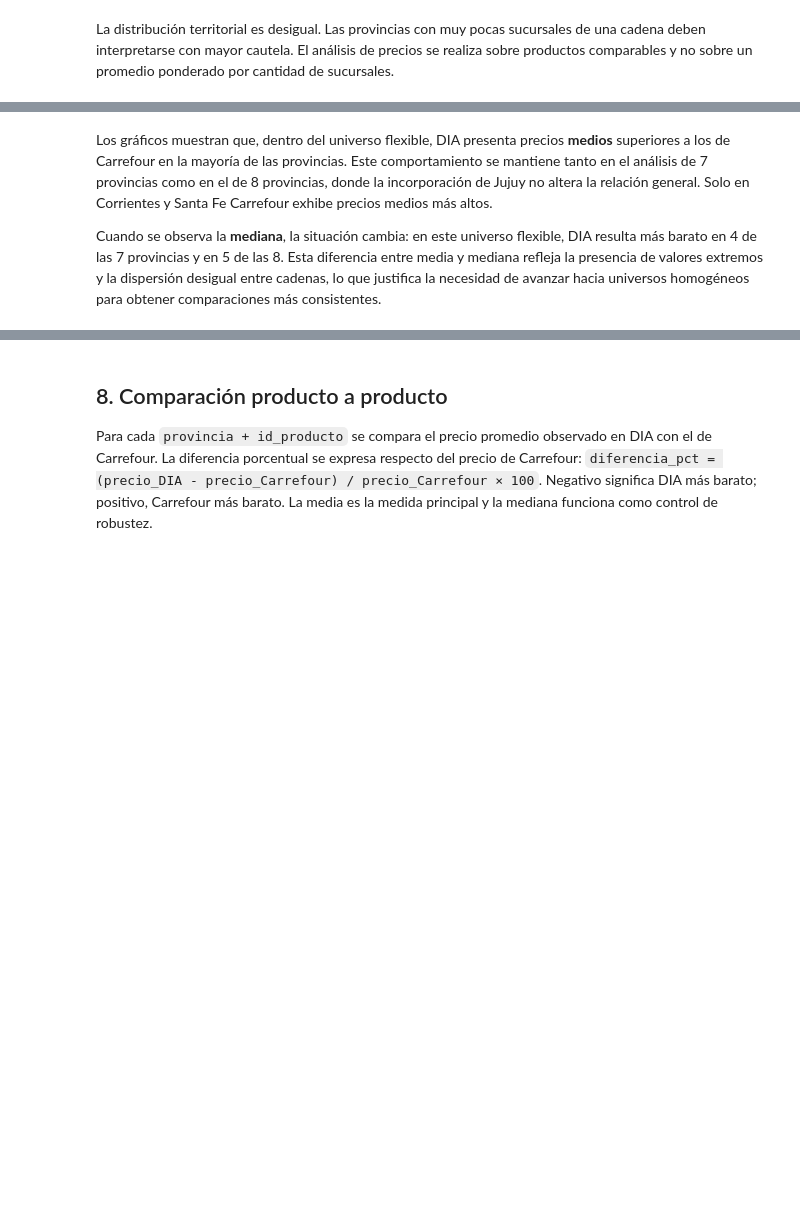
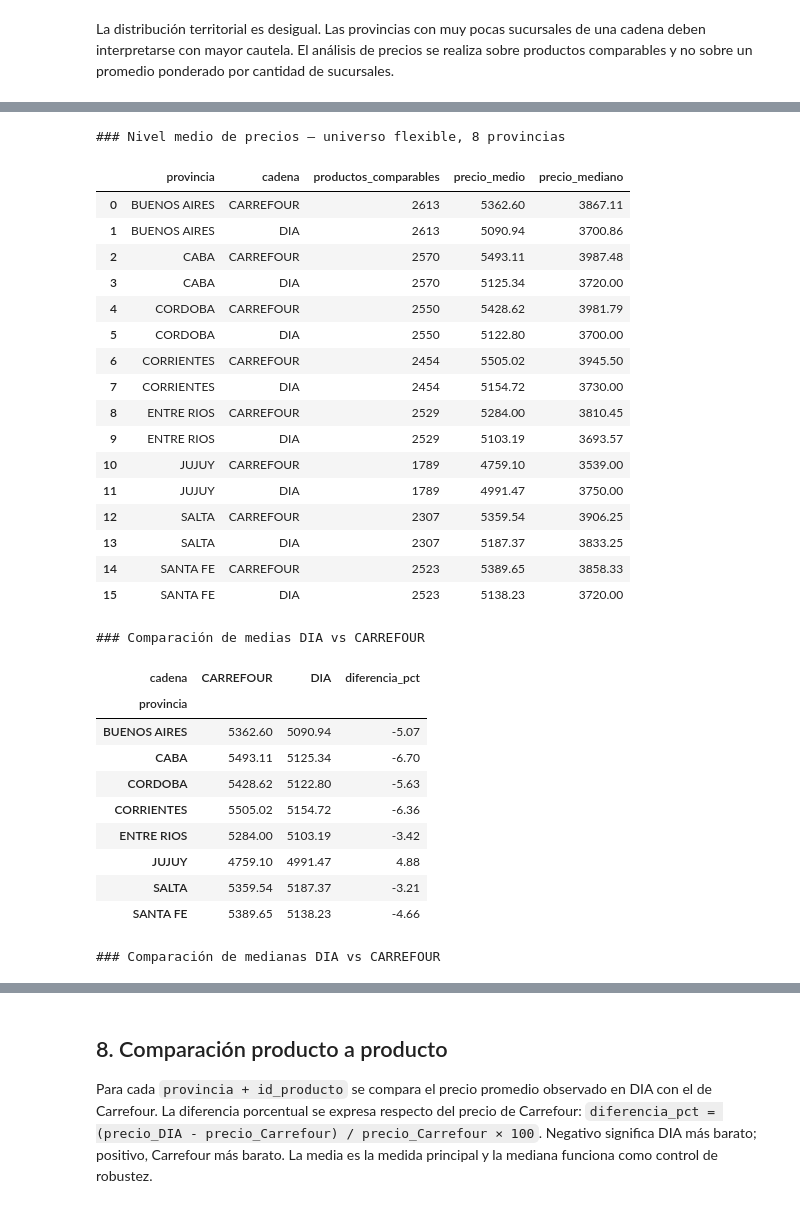
Before and after one commit to NestorRev/analisis-precios-nlp-sepa, a Jupyter notebook: notebooks/03_precios_por_provincias.ipynb, the cells around one changed output, grey strips where cells are left out. Saved outputs shown, nothing was run; the diff lists cells and outputs as text; code cells hidden in the pictures; blank space fills up the shorter version.

Commit message:
[Etapa 3] Actualización de resultados y conclusiones

```diff
--- a/notebooks/03_precios_por_provincias.ipynb
+++ b/notebooks/03_precios_por_provincias.ipynb
@@ -614,4 +573,71 @@ plt.suptitle('Comparación de precios: media y mediana | 7 vs. 8 provincias',fon
-# %% [markdown]
-Los gráficos muestran que, dentro del universo flexible, DIA presenta precios **medios** superiores a los de Carrefour en la mayoría de las provincias. Este comportamiento se mantiene tanto en el análisis de 7 provincias como en el de 8 provincias, donde la incorporación de Jujuy no altera la relación general. Solo en Corrientes y Santa Fe Carrefour exhibe precios medios más altos.
-
-Cuando se observa la **mediana**, la situación cambia: en este universo flexible, DIA resulta más barato en 4 de las 7 provincias y en 5 de las 8. Esta diferencia entre media y mediana refleja la presencia de valores extremos y la dispersión desigual entre cadenas, lo que justifica la necesidad de avanzar hacia universos homogéneos para obtener comparaciones más consistentes.
+# %%
+# Cada producto tiene el mismo peso dentro de cada provincia.
+pares_8_flexible = pares_limpios.copy()
+
+# Transformamos las columnas de precios a formato largo
+precios_8_flexible = pares_8_flexible.melt(
+    id_vars=['provincia', 'id_producto'],
+    value_vars=['precio_dia_prov', 'precio_carrefour_prov'],
+    var_name='cadena',
+    value_name='precio_producto_prov'
+)
+
+# Convertimos nombres de columnas a nombres de cadenas
+precios_8_flexible['cadena'] = precios_8_flexible['cadena'].map({
+    'precio_dia_prov': 'DIA',
+    'precio_carrefour_prov': 'CARREFOUR'
+})
+
+# Calculamos nivel medio y mediana provincial
+resumen_precios_8 = precios_8_flexible.groupby(['provincia', 'cadena'])['precio_producto_prov'] \
+    .agg(productos_comparables='count', precio_medio='mean', precio_mediano='median') \
+    .reset_index()
+
+# Comparación de medias DIA vs CARREFOUR
+comparacion_precios_8 = resumen_precios_8.pivot(index='provincia', columns='cadena', values='precio_medio')
+comparacion_precios_8['diferencia_pct'] = (comparacion_precios_8['DIA'] - comparacion_precios_8['CARREFOUR']) / comparacion_precios_8['CARREFOUR'] * 100
+
+# Comparación de medianas DIA vs CARREFOUR
+comparacion_mediana_8 = resumen_precios_8.pivot(index='provincia', columns='cadena', values='precio_mediano')
+comparacion_mediana_8['diferencia_pct_mediana'] = (comparacion_mediana_8['DIA'] - comparacion_mediana_8['CARREFOUR']) / comparacion_mediana_8['CARREFOUR'] * 100
+
+# Resultados
+print("### Nivel medio de precios — universo flexible, 8 provincias")
+display(resumen_precios_8.sort_values(['provincia', 'cadena']).round(2))
+
+print("### Comparación de medias DIA vs CARREFOUR")
+display(comparacion_precios_8.round(2))
+
+print("### Comparación de medianas DIA vs CARREFOUR")
+display(comparacion_mediana_8.round(2))
+# %% [output]
+### Nivel medio de precios — universo flexible, 8 provincias
+|  | provincia | cadena | productos_comparables | precio_medio | precio_mediano |
+| 0 | BUENOS AIRES | CARREFOUR | 2613 | 5362.60 | 3867.11 |
+| 1 | BUENOS AIRES | DIA | 2613 | 5090.94 | 3700.86 |
+| 2 | CABA | CARREFOUR | 2570 | 5493.11 | 3987.48 |
+| 3 | CABA | DIA | 2570 | 5125.34 | 3720.00 |
+| 4 | CORDOBA | CARREFOUR | 2550 | 5428.62 | 3981.79 |
+| 5 | CORDOBA | DIA | 2550 | 5122.80 | 3700.00 |
+| 6 | CORRIENTES | CARREFOUR | 2454 | 5505.02 | 3945.50 |
+| 7 | CORRIENTES | DIA | 2454 | 5154.72 | 3730.00 |
+| 8 | ENTRE RIOS | CARREFOUR | 2529 | 5284.00 | 3810.45 |
+| 9 | ENTRE RIOS | DIA | 2529 | 5103.19 | 3693.57 |
+| 10 | JUJUY | CARREFOUR | 1789 | 4759.10 | 3539.00 |
+| 11 | JUJUY | DIA | 1789 | 4991.47 | 3750.00 |
+| 12 | SALTA | CARREFOUR | 2307 | 5359.54 | 3906.25 |
+| 13 | SALTA | DIA | 2307 | 5187.37 | 3833.25 |
+| 14 | SANTA FE | CARREFOUR | 2523 | 5389.65 | 3858.33 |
+| 15 | SANTA FE | DIA | 2523 | 5138.23 | 3720.00 |
+### Comparación de medias DIA vs CARREFOUR
+| cadena | CARREFOUR | DIA | diferencia_pct |
+| provincia |  |  |  |
+| BUENOS AIRES | 5362.60 | 5090.94 | -5.07 |
+| CABA | 5493.11 | 5125.34 | -6.70 |
+| CORDOBA | 5428.62 | 5122.80 | -5.63 |
+| CORRIENTES | 5505.02 | 5154.72 | -6.36 |
+| ENTRE RIOS | 5284.00 | 5103.19 | -3.42 |
+| JUJUY | 4759.10 | 4991.47 | 4.88 |
+| SALTA | 5359.54 | 5187.37 | -3.21 |
+| SANTA FE | 5389.65 | 5138.23 | -4.66 |
+### Comparación de medianas DIA vs CARREFOUR
```
Also changed, not shown: parts of 15 cells of this notebook, 1 other file.
